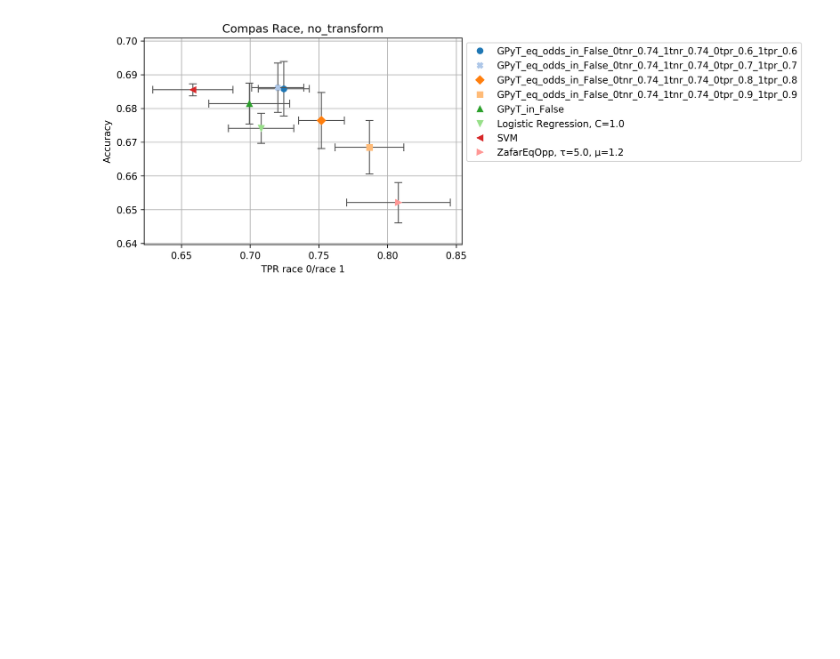
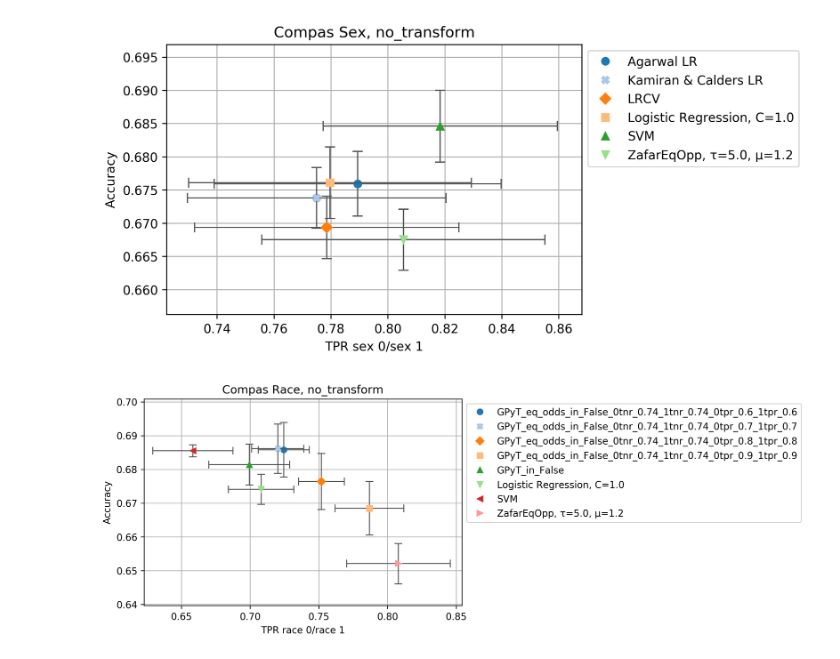
Before and after one commit to wearepal/ethicml-models, a Jupyter notebook: experiments/baselines.ipynb, the cells around one changed output. Saved outputs shown, nothing was run; the diff lists cells and outputs as text; code cells hidden in the pictures; blank space fills up the shorter version.

```diff
--- a/experiments/baselines.ipynb
+++ b/experiments/baselines.ipynb
@@ -93,0 +112,4 @@ plot_mean_std_box(results.query('~model.str.contains("True")'), "Accuracy", "TPR
+# %%
+plot_mean_std_box(results, "Accuracy", "TPR_sex_0/sex_1", save=False, use_cross=True)[0][0]
+# %% [output]
+[figure, added]
```
Also changed, not shown: parts of 7 cells of this notebook, 8 other files.
